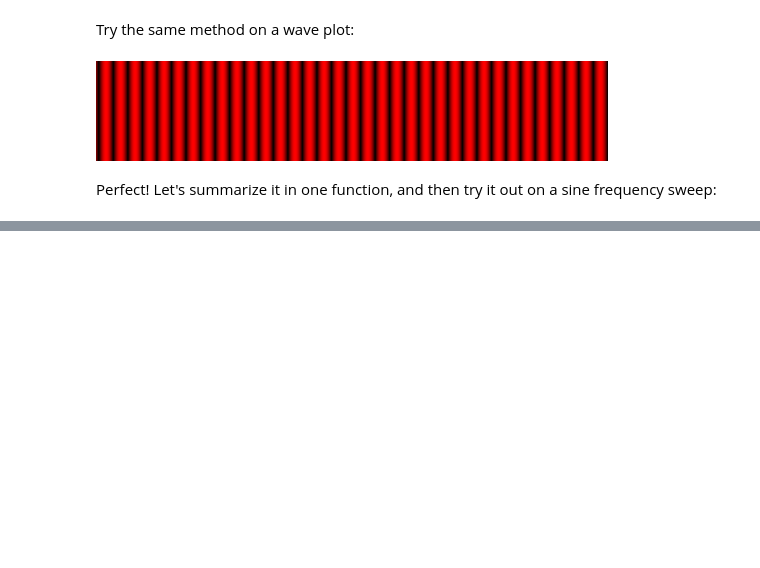
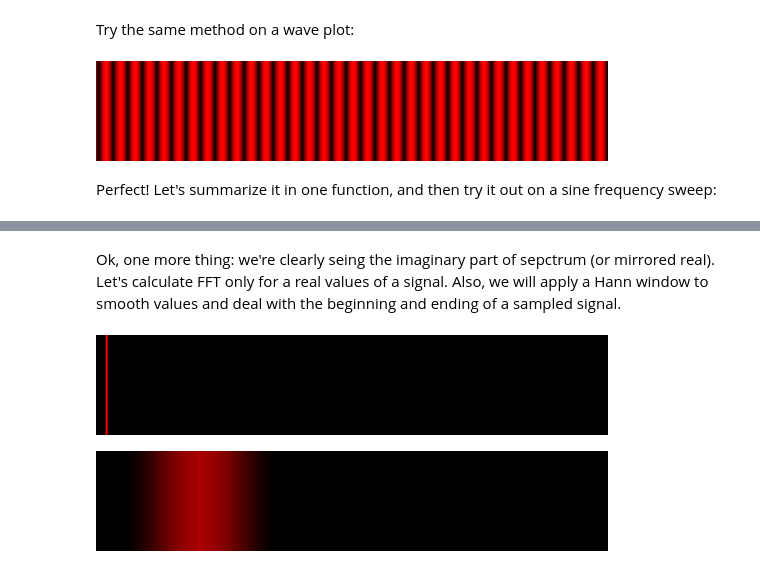
Before and after one commit to utak3r/PyShaderPlayground, a Jupyter notebook: experiments/sound_analysis_part2.ipynb, the cells around one changed output, grey strips where cells are left out. Cells and saved outputs as stored; diff of their text form; code cells hidden in the pictures; blank space fills up the shorter version.

```diff
--- a/experiments/sound_analysis_part2.ipynb
+++ b/experiments/sound_analysis_part2.ipynb
@@ -194,0 +194,30 @@ display(fft_img)
+# %% [markdown]
+Ok, one more thing: we're clearly seing the imaginary part of sepctrum (or mirrored real).
+Let's calculate FFT only for a real values of a signal.
+Also, we will apply a Hann window to smooth values and deal with the beginning and ending of a sampled signal.
+# %%
+from scipy.fft import rfft
+from scipy.signal.windows import hann
+
+signal = simple_sine_wave_440Hz[0:1024]
+N = signal.shape[0]
+w = hann(N)
+c_w = abs(sum(w))
+fft_filtered = rfft(signal * w) / c_w
+fftdb_img = array_to_red_image(fft_filtered)
+fftdb_img = fftdb_img.rotate(90, expand=True)
+fftdb_img = fftdb_img.resize((512,100))
+display(fftdb_img)
+
+signal = freq_sweep_sine
+N = signal.shape[0]
+w = hann(N)
+c_w = abs(sum(w))
+fft_filtered = rfft(signal * w) / c_w
+fftdb_img = array_to_red_image(fft_filtered)
+fftdb_img = fftdb_img.rotate(90, expand=True)
+fftdb_img = fftdb_img.resize((512,100))
+display(fftdb_img)
+# %% [output]
+[figure, added]
+[figure, added]
```
Also changed, not shown: parts of 10 cells of this notebook, 2 other files.
